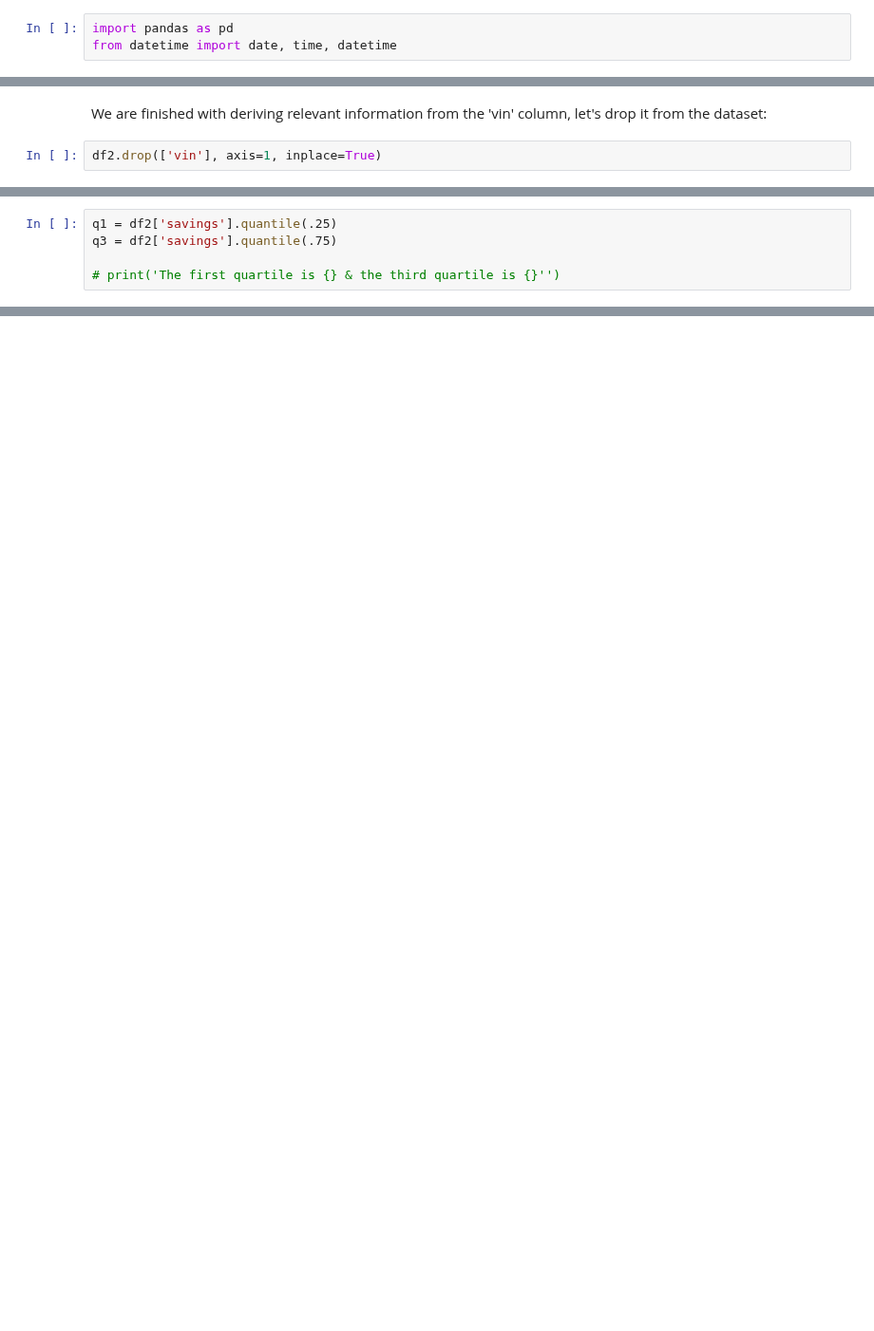
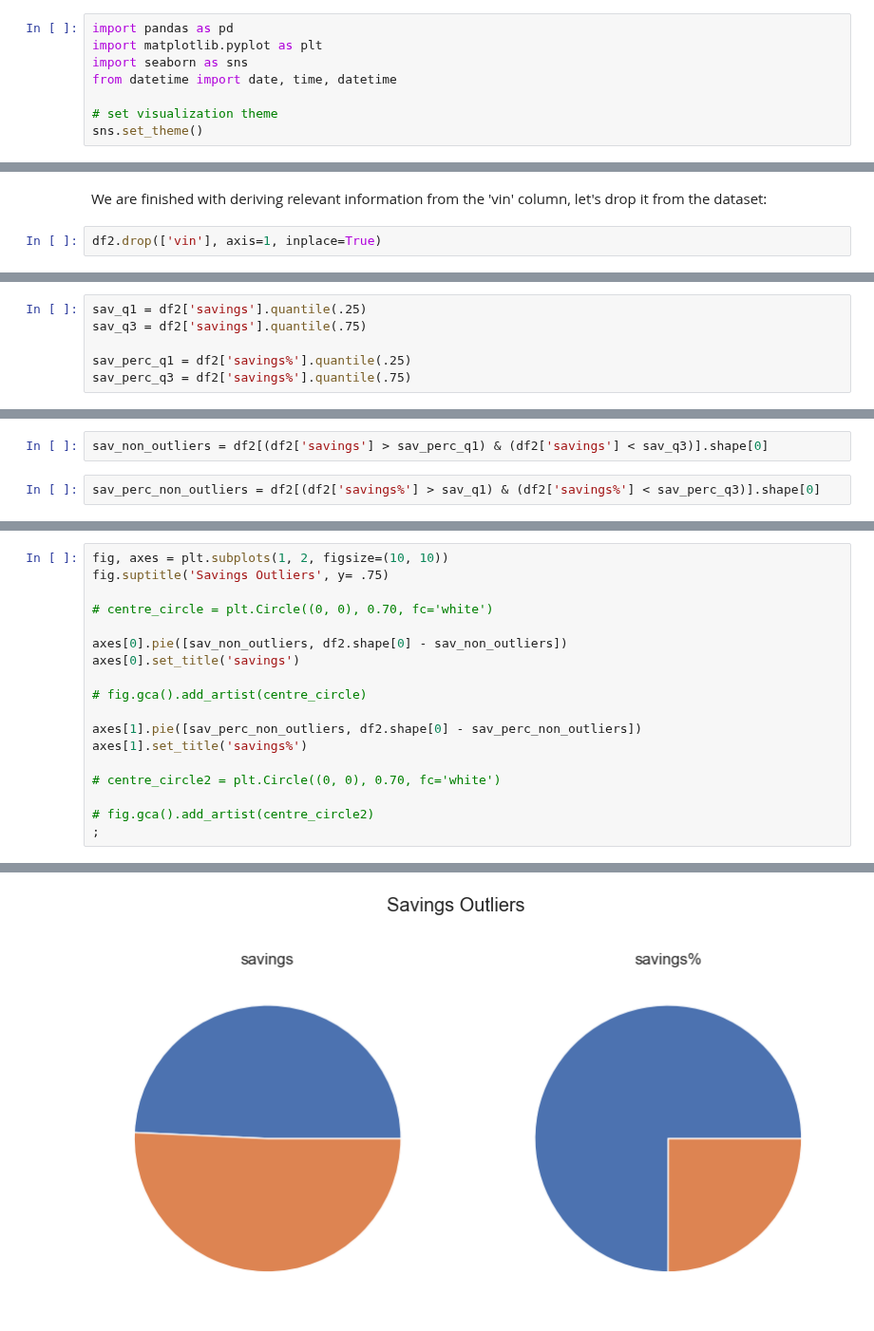
Before and after one commit to terminalcoder/used-car-auction-prices, a Jupyter notebook: notebook.ipynb, the cells around one changed output, grey strips where cells are left out. Shown at 95% size. Drawn from its saved outputs; the diff is of its cells as text; blank space fills up the shorter version.

Commit message:
savings plot plots

```diff
--- a/notebook.ipynb
+++ b/notebook.ipynb
@@ -13,7 +13,12 @@ January 2024
 Imports:
 # %%
 import pandas as pd
+import matplotlib.pyplot as plt
+import seaborn as sns
 from datetime import date, time, datetime
+
+# set visualization theme
+sns.set_theme()
 # %% [markdown]
 Load the data:
 (While running `pd.read_csv('data/car_prices.csv')`, this error was raised: 'ParserError: Error tokenizing data. C error: Expected 16 fields in line 408163, saw 17'). To fix the issue causing this, I examined the file in Notepad & found an error (extra comma in original csv file. So I edited it manually.)
@@ -389,5 +407,6 @@ df2['savings'].plot(kind='box')
 # %%
-q1 = df2['savings'].quantile(.25)
-q3 = df2['savings'].quantile(.75)
+sav_q1 = df2['savings'].quantile(.25)
+sav_q3 = df2['savings'].quantile(.75)
 
-# print('The first quartile is {} & the third quartile is {}'')
+sav_perc_q1 = df2['savings%'].quantile(.25)
+sav_perc_q3 = df2['savings%'].quantile(.75)
@@ -402,0 +413,4 @@ df3['savings'].plot(kind='box')
+# %%
+sav_non_outliers = df2[(df2['savings'] > sav_perc_q1) & (df2['savings'] < sav_q3)].shape[0]
+# %%
+sav_perc_non_outliers = df2[(df2['savings%'] > sav_q1) & (df2['savings%'] < sav_perc_q3)].shape[0]
@@ -402,0 +429,19 @@ df3['savings'].plot(kind='box')
+# %%
+fig, axes = plt.subplots(1, 2, figsize=(10, 10))
+fig.suptitle('Savings Outliers', y= .75)
+
+# centre_circle = plt.Circle((0, 0), 0.70, fc='white')
+
+axes[0].pie([sav_non_outliers, df2.shape[0] - sav_non_outliers])
+axes[0].set_title('savings')
+
+# fig.gca().add_artist(centre_circle)
+
+axes[1].pie([sav_perc_non_outliers, df2.shape[0] - sav_perc_non_outliers])
+axes[1].set_title('savings%')
+
+# centre_circle2 = plt.Circle((0, 0), 0.70, fc='white')
+
+# fig.gca().add_artist(centre_circle2)
+;
+# %% [output]
@@ -402,0 +449 @@ df3['savings'].plot(kind='box')
+[figure, added]
```
Also changed, not shown: parts of 13 cells of this notebook.
